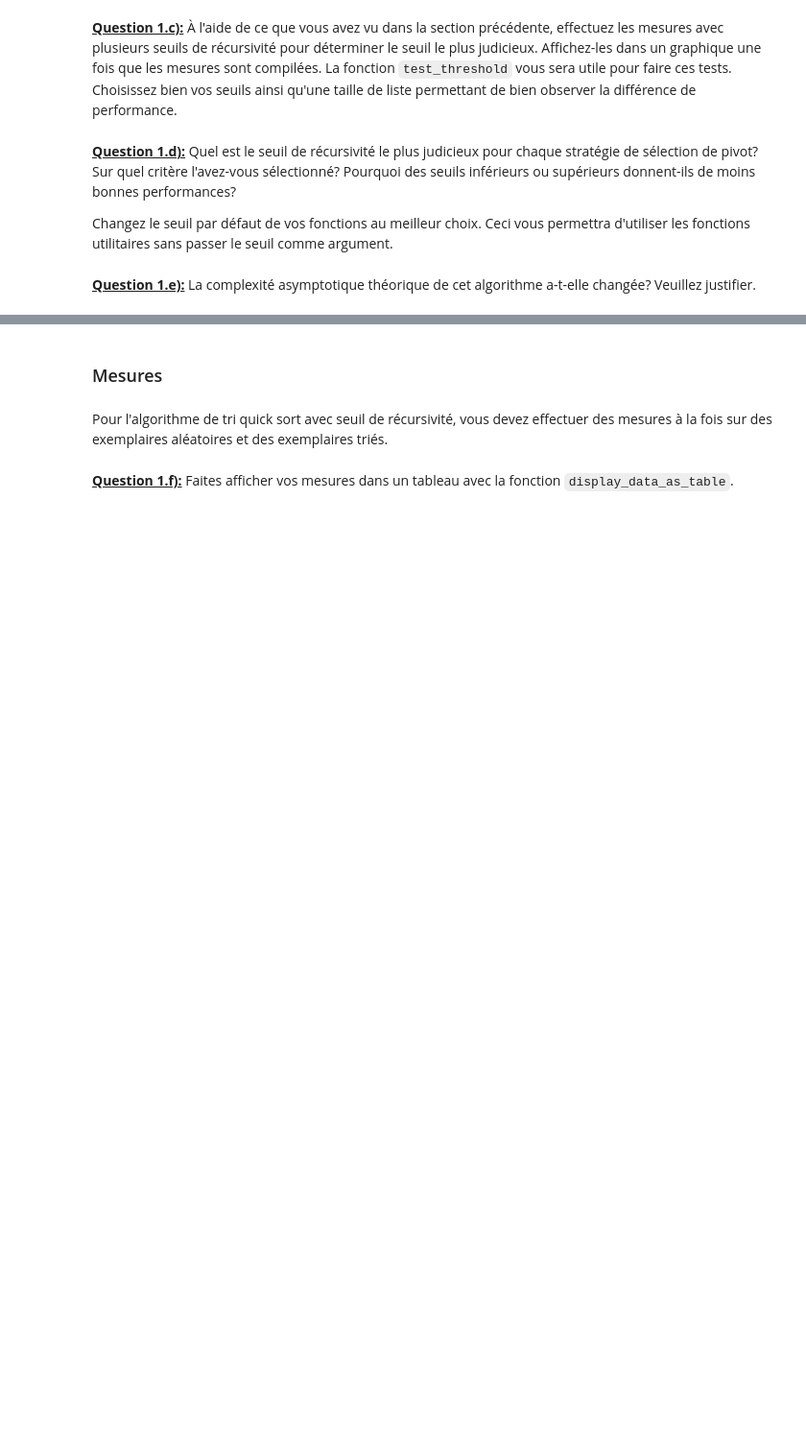
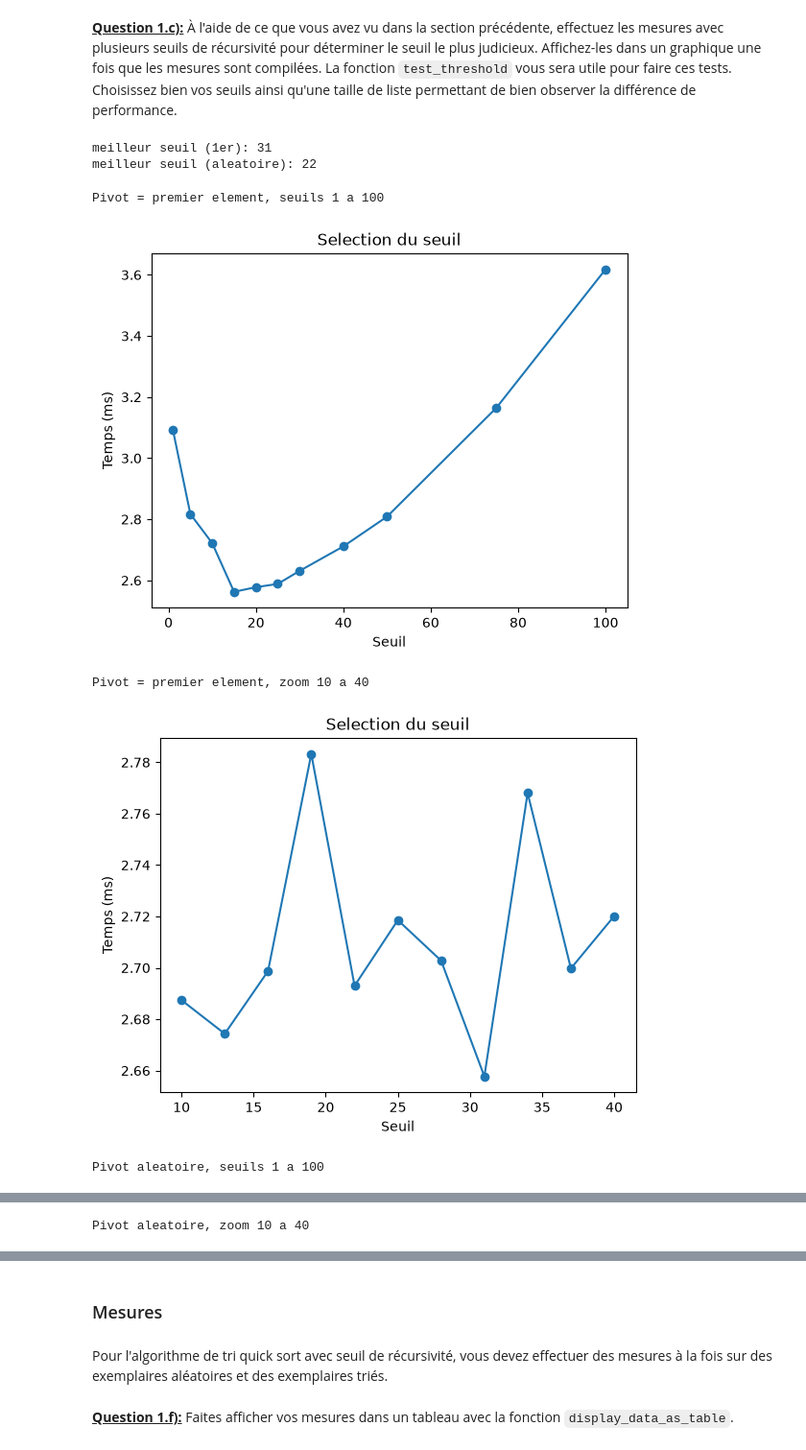
Before and after one commit to thguih/INF8775_TP1, a Jupyter notebook: tp1.ipynb, the cells around one changed output, grey strips where cells are left out. Shown at 96% size. Cells and saved outputs as stored; diff of their text form; code cells hidden in the pictures; blank space fills up the shorter version.

```diff
--- a/tp1.ipynb
+++ b/tp1.ipynb
@@ -985,6 +1057,35 @@ def quick_sort_threshold_random(original: list[int], threshold: int = 1) -> list
-# %% [markdown]
-<u>**Question 1.d):**</u> Quel est le seuil de récursivité le plus judicieux pour chaque stratégie de sélection de pivot? Sur quel critère l'avez-vous sélectionné? Pourquoi des seuils inférieurs ou supérieurs donnent-ils de moins bonnes performances?
-
-Changez le seuil par défaut de vos fonctions au meilleur choix. Ceci vous permettra d'utiliser les fonctions utilitaires sans passer le seuil comme argument.
-# %% [markdown]
-<u>**Question 1.e):**</u> La complexité asymptotique théorique de cet algorithme a-t-elle changée? Veuillez justifier.
+# %%
+# TODO Test different threshold values
+# n = 5000 : assez gros pour qu'il y ait plein de petites sous-listes, et ca roule vite
+seuils = [1, 5, 10, 15, 20, 25, 30, 40, 50, 75, 100]
+prob_seuil = Problem(5000, num_samples=10)
+res_seuil_first = test_threshold(quick_sort_threshold_first, seuils, prob_seuil)
+res_seuil_random = test_threshold(quick_sort_threshold_random, seuils, prob_seuil)
+
+# 2e passe plus precise autour du minimum (plus d'echantillons)
+seuils_fins = list(range(10, 41, 3))
+prob_seuil_fin = Problem(5000, num_samples=30)
+res_fin_first = test_threshold(quick_sort_threshold_first, seuils_fins, prob_seuil_fin)
+res_fin_random = test_threshold(quick_sort_threshold_random, seuils_fins, prob_seuil_fin)
+
+print("meilleur seuil (1er):", min(res_fin_first, key=res_fin_first.get))
+print("meilleur seuil (aleatoire):", min(res_fin_random, key=res_fin_random.get))
+# %% [output]
+meilleur seuil (1er): 31
+meilleur seuil (aleatoire): 22
+# %%
+# TODO Display a graph with the measurements
+print("Pivot = premier element, seuils 1 a 100")
+display_threshold_measures(res_seuil_first)
+print("Pivot = premier element, zoom 10 a 40")
+display_threshold_measures(res_fin_first)
+print("Pivot aleatoire, seuils 1 a 100")
+display_threshold_measures(res_seuil_random)
+print("Pivot aleatoire, zoom 10 a 40")
+display_threshold_measures(res_fin_random)
+# %% [output]
+Pivot = premier element, seuils 1 a 100
+[figure, added]
+Pivot = premier element, zoom 10 a 40
+[figure, added]
+Pivot aleatoire, seuils 1 a 100
@@ -990,0 +1093 @@ Changez le seuil par défaut de vos fonctions au meilleur choix. Ceci vous perme
+Pivot aleatoire, zoom 10 a 40
```
Also changed, not shown: parts of 62 cells of this notebook.
